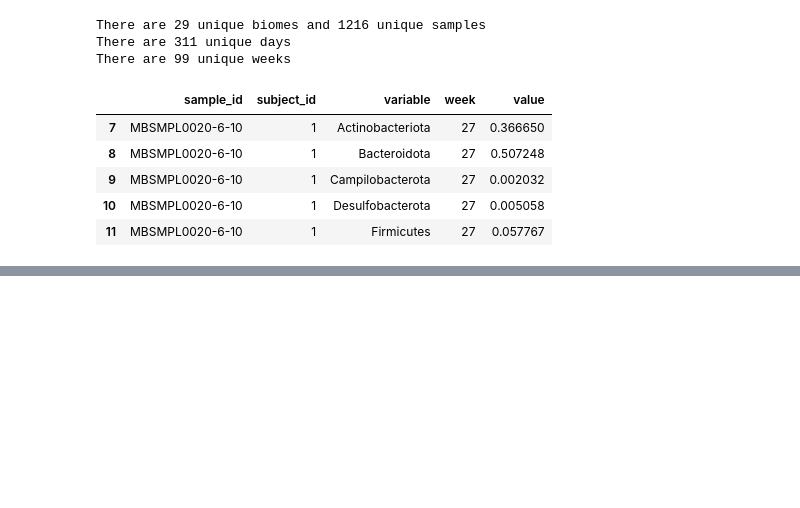
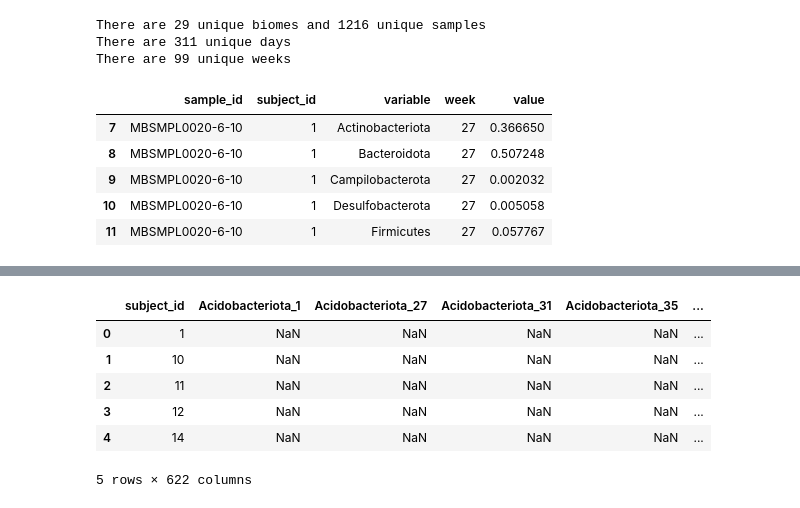
Before and after one commit to zeroknowledgediscovery/qbiome, a Jupyter notebook: examples/quantizer.ipynb, the cells around one changed output, grey strips where cells are left out. Saved outputs shown, nothing was run; the diff lists cells and outputs as text; code cells hidden in the pictures; blank space fills up the shorter version.

```diff
--- a/examples/quantizer.ipynb
+++ b/examples/quantizer.ipynb
@@ -41,0 +81,10 @@ quantized.head()
+# %%
+dequantized.head()
+# %% [output]
+|  | subject_id | Acidobacteriota_1 | Acidobacteriota_27 | Acidobacteriota_31 | Acidobacteriota_35 | ... |
+| 0 | 1 | NaN | NaN | NaN | NaN | ... |
+| 1 | 10 | NaN | NaN | NaN | NaN | ... |
+| 2 | 11 | NaN | NaN | NaN | NaN | ... |
+| 3 | 12 | NaN | NaN | NaN | NaN | ... |
+| 4 | 14 | NaN | NaN | NaN | NaN | ... |
+5 rows × 622 columns
```
Also changed, not shown: parts of 12 cells of this notebook, 1 other file.
